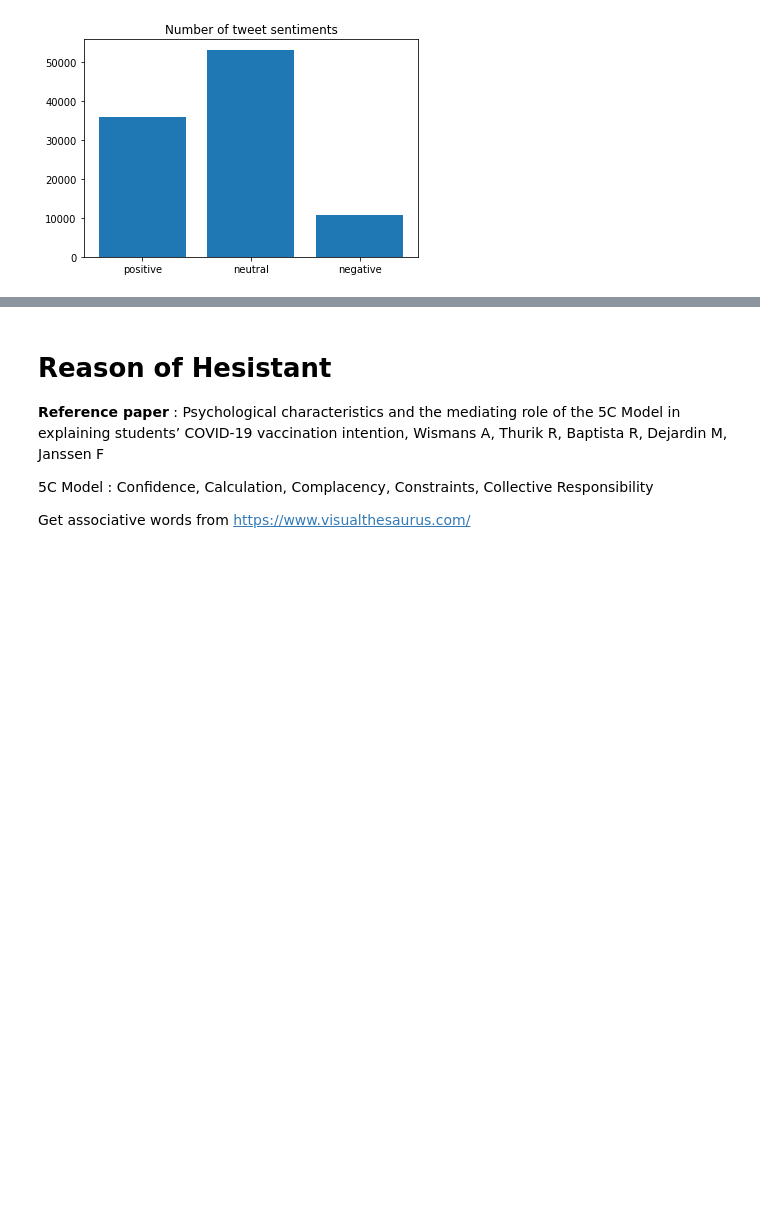
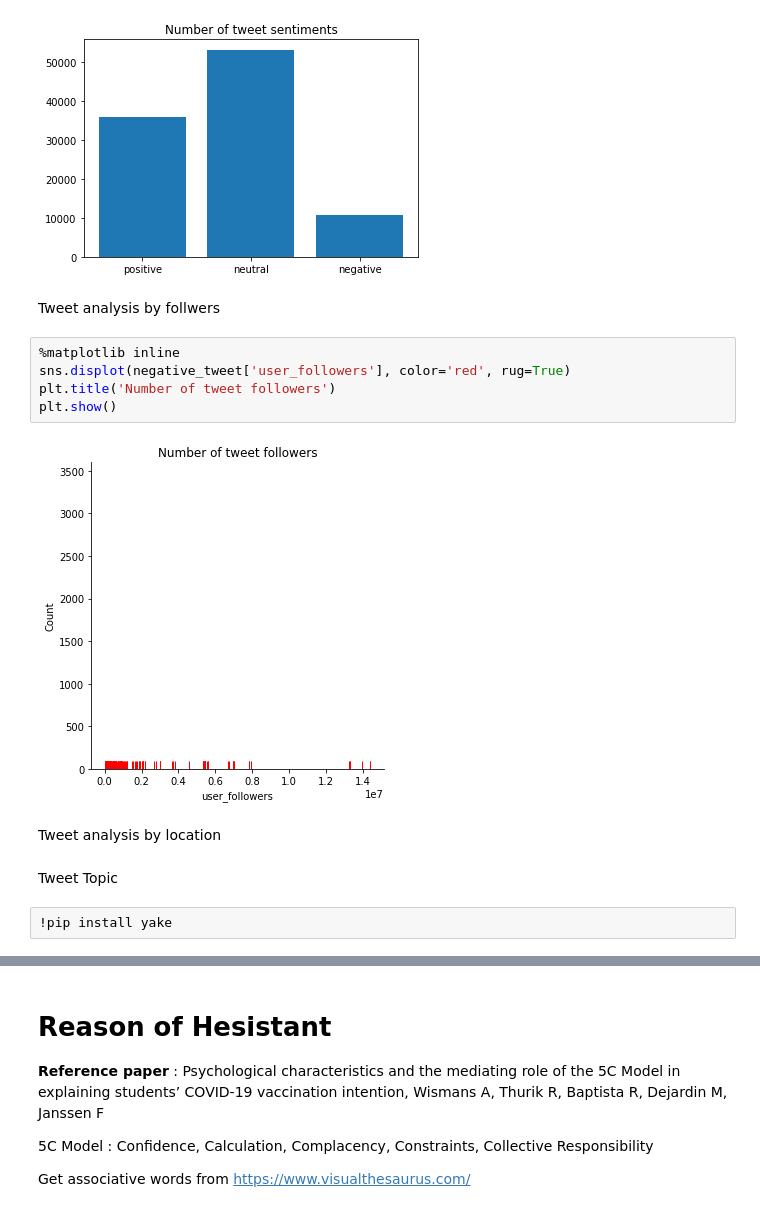
Before and after one commit to wlsgud623/vaccine_tweet_analysis, a Jupyter notebook: VaccineHesistant.ipynb, the cells around one changed output, grey strips where cells are left out. Saved outputs shown, nothing was run; the diff lists cells and outputs as text; blank space fills up the shorter version.

```diff
--- a/VaccineHesistant.ipynb
+++ b/VaccineHesistant.ipynb
@@ -155,3 +155,18 @@ plt.title('Number of tweet sentiments')
 plt.show()
 # %% [output]
 [figure]
+# %% [markdown]
+Tweet analysis by follwers
+# %%
+%matplotlib inline
+sns.displot(negative_tweet['user_followers'], color='red', rug=True)
+plt.title('Number of tweet followers')
+plt.show()
+# %% [output]
+[figure, added]
+# %% [markdown]
+Tweet analysis by location
+# %% [markdown]
+Tweet Topic
+# %%
+!pip install yake
```
Also changed, not shown: parts of 15 cells of this notebook.
